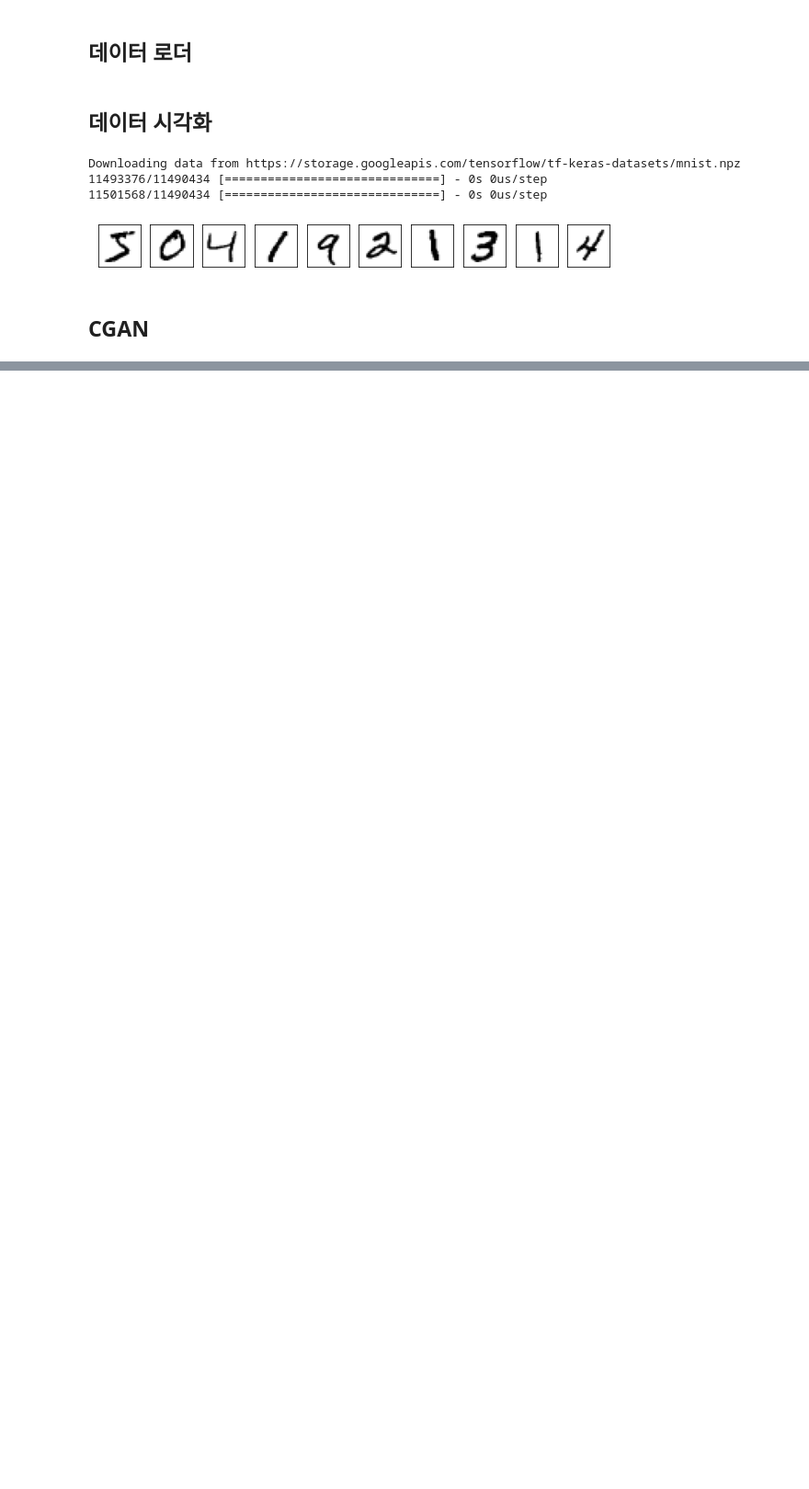
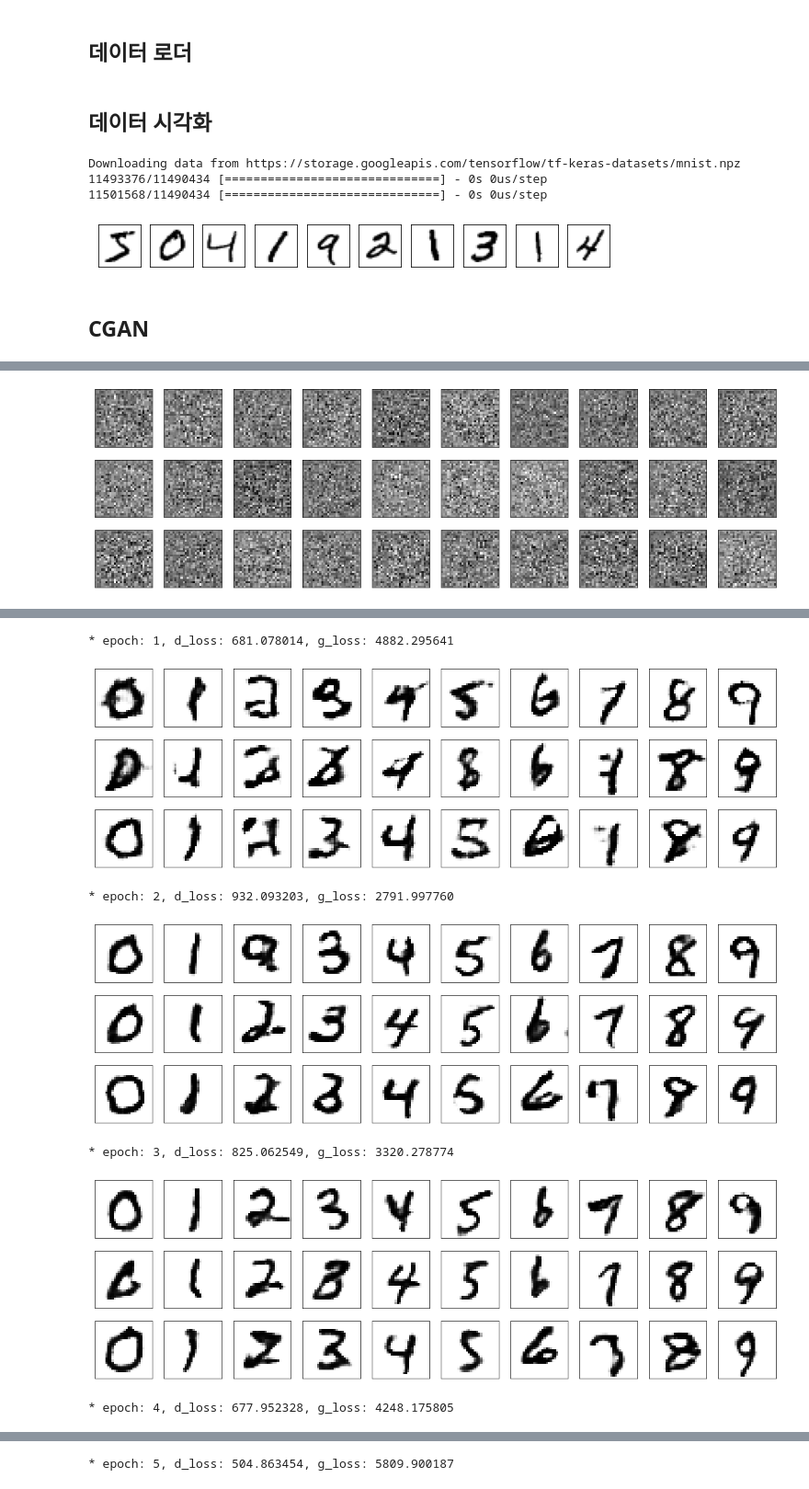
Before and after one commit to TAEWOOYOON/SkillTreePython-DeepLearning, a Jupyter notebook: 04.Paper-with-code/CGAN/cgan_example.ipynb, the cells around one changed output, grey strips where cells are left out. Shown at 92% size. Saved outputs shown, nothing was run; the diff lists cells and outputs as text; code cells hidden in the pictures; blank space fills up the shorter version.

```diff
--- a/04.Paper-with-code/CGAN/cgan_example.ipynb
+++ b/04.Paper-with-code/CGAN/cgan_example.ipynb
@@ -15,7 +29,7 @@ class BuildModel():
     self.z_dim = z_dim
     self.label_dim = label_dim
 
-  def build_generator(self,
+  def build_gene(self,
                  activation = 'selu',
                  last_activation='sigmoid',
                  kernel_size=5):
@@ -35,7 +49,7 @@ class BuildModel():
 
     return models.Model([z, c], y, name='Generator')
 
-  def build_discriminator(self,
+  def build_disc(self,
                  activation='relu',
                  last_activation='sigmoid',
                  kernel_size=5):
@@ -44,27 +58,28 @@ class BuildModel():
     def _expand_label_input(x):
       y = K.expand_dims(x, axis=1)
       y = K.expand_dims(y, axis=1)
-      y = K.tile(y, [1, h, w, 1])
+      y = K.tile(y, [1, int(h/2), int(w/2), 1])
       return y
 
-    x = layers.Input(shape=self.img_shape, name='image')
-    c = layers.Input(shape= self.label_dim, name='condition')
-    c = layers.Lambda(_expand_label_input)(c)
+    in_x = layers.Input(shape=self.img_shape, name='disc_input_image')
+    x = layers.Conv2D(64, kernel_size=kernel_size, strides=2, padding='same', activation=activation)(in_x)
+
+    in_c = layers.Input(shape= self.label_dim, name='disc_input_label')
+    c = layers.Lambda(_expand_label_input)(in_c)
 
     y = layers.concatenate([x, c], axis=3)
-    y = layers.Conv2D(64, kernel_size=kernel_size, strides=2, padding='same', activation=activation)(y)
-    y = layers.Dropout(.5)(y)
     y = layers.Conv2D(128, kernel_size=kernel_size, strides=2, padding='same', activation=activation)(y)
     y = layers.Dropout(.5)(y)
     y = layers.Flatten()(y)
 
     y = layers.Dense(1, activation=last_activation)(y)
-    return models.Model([x,c], y, name='Discriminator')
+    return models.Model([in_x,in_c], y, name='Discriminator')
 # %% [markdown]
 ## 데이터 로더
 # %%
 import tensorflow as tf
 import numpy as np
+from tensorflow.keras.utils import to_categorical
 
 def mnist_loader(standard=False):
   (x_train, y_train), (x_test, y_test) = tf.keras.datasets.mnist.load_data()
@@ -76,6 +91,8 @@ def mnist_loader(standard=False):
     x_train = (x_train*2)-1
     x_test = (x_test*2)-1
 
+  y_train = to_categorical(y_train, num_classes=10)
+  y_test = to_categorical(y_test, num_classes=10)
   return x_train, y_train, x_test, y_test
 
 def fmnist_loader(standard=False):
@@ -88,6 +105,8 @@ def fmnist_loader(standard=False):
     x_train = (x_train*2)-1
     x_test = (x_test*2)-1
 
+  y_train = to_categorical(y_train, num_classes=10)
+  y_test = to_categorical(y_test, num_classes=10)
   return x_train, y_train, x_test, y_test
 
 def cifar10_loader(standard=False):
@@ -99,6 +118,8 @@ def cifar10_loader(standard=False):
     x_train = (x_train*2)-1
     x_test = (x_test*2)-1
 
+  y_train = to_categorical(y_train, num_classes=10)
+  y_test = to_categorical(y_test, num_classes=10)
   return x_train, y_train, x_test, y_test
 # %% [markdown]
 ## 데이터 시각화
@@ -217,0 +251,3 @@ x_train.shape
+# %%
+x_train, y_train, x_test, y_test = mnist_loader()
+print(x_train.shape, y_train.shape, x_test.shape, y_test.shape)
@@ -218,12 +256,11 @@ x_train.shape
 # %%
-from gan import GAN
+img_shape = (28,28,1)
+noise_dim = 128
+label_dim = 10
 
-img_shape = (28,28,1)
-Z_DIM = 128
-builder = BuildModel(img_shape, Z_DIM, label_dim)
-gene = builder.build_generator()
-disc = builder.build_discriminator()
-
+builder = BuildModel(img_shape, noise_dim, label_dim)
+gene = builder.build_gene()
+disc = builder.build_disc()
 gene.summary()
 disc.summary()
 # %% [output]
@@ -245,2 +282,7 @@ Trainable params: 228,865
 Non-trainable params: 0
 __________________________________________________________________________________________________
+# %%
+model = CGAN(gene,disc, img_shape, noise_dim, label_dim)
+model.compile()
+history = model.fit(x_train,y_train, epochs = 5)
+# %% [output]
@@ -246,0 +290 @@ ________________________________________________________________________________
+[figure, added]
@@ -246,0 +292,7 @@ ________________________________________________________________________________
+* epoch: 1, d_loss: 681.078014, g_loss: 4882.295641
+[figure, added]
+* epoch: 2, d_loss: 932.093203, g_loss: 2791.997760
+[figure, added]
+* epoch: 3, d_loss: 825.062549, g_loss: 3320.278774
+[figure, added]
+* epoch: 4, d_loss: 677.952328, g_loss: 4248.175805
@@ -246,0 +300 @@ ________________________________________________________________________________
+* epoch: 5, d_loss: 504.863454, g_loss: 5809.900187
```
Also changed, not shown: parts of 7 cells of this notebook.
